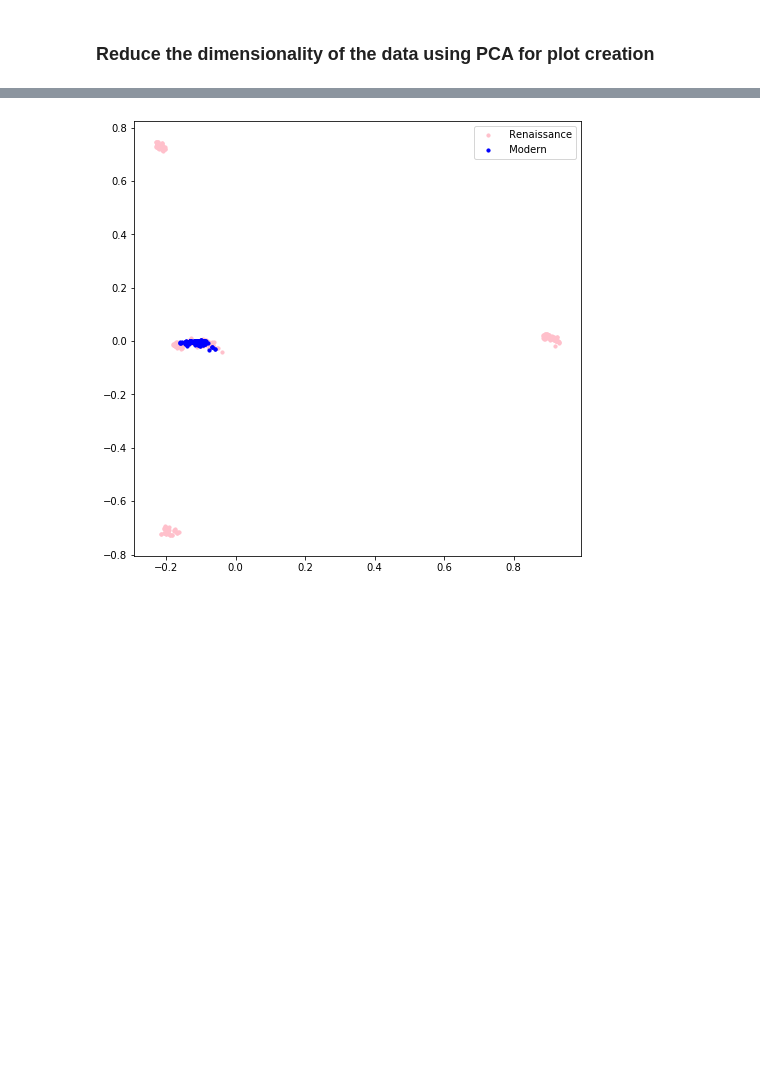
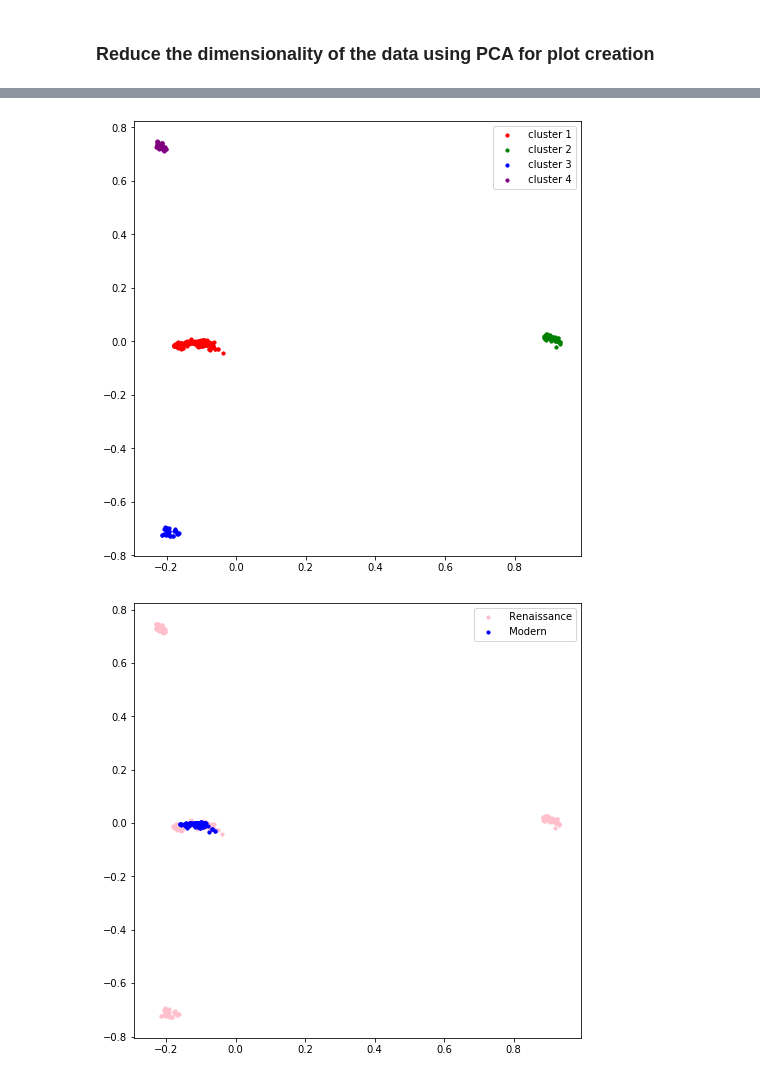
Before and after one commit to MATF-istrazivanje-podataka-1/2023_Data_Mining_Poetry_Dataset, a Jupyter notebook: KMeans.ipynb, the cells around one changed output, grey strips where cells are left out. Cells and saved outputs as stored; diff of their text form; code cells hidden in the pictures; blank space fills up the shorter version.

```diff
--- a/KMeans.ipynb
+++ b/KMeans.ipynb
@@ -152,3 +208,17 @@ plt.show()
+# %%
+cluster = ['cluster ' + str(i+1) for i in range(k+1)]
+
+plt.figure(figsize=(8, 8))
+for i in range(k):
+    plt.scatter(reduced_data[model.labels_ == i, 0],
+                reduced_data[model.labels_ == i, 1],
+                s=10, color=colors[i],
+                label=f' {cluster[i]}')
+# plt.axis([-1, 0.5, -0.5, 0.5])
+plt.legend()
+plt.show()
+# %% [output]
+[figure, added]
 # %%
 colors = ['pink', 'blue']
 ages = df.age.unique()
```
Also changed, not shown: parts of 15 cells of this notebook, 14 other files.
